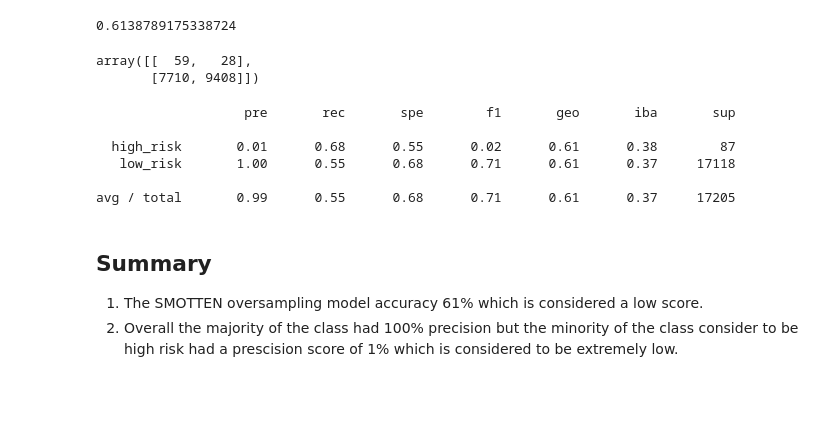
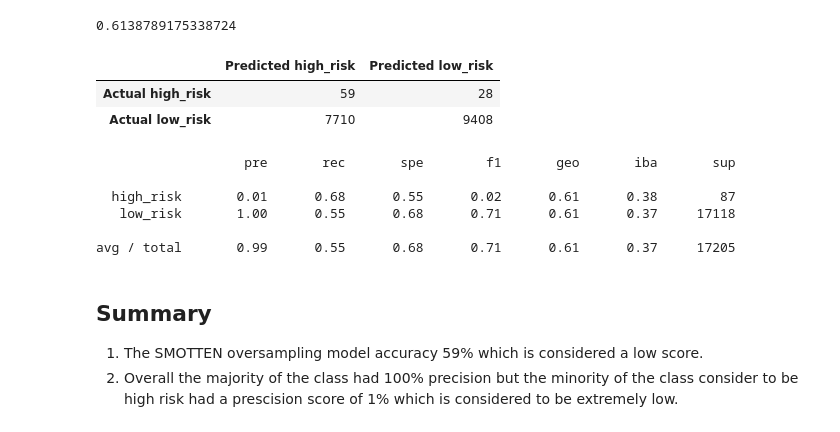
Before and after one commit to jjcode-databootcamp/Credit_Risk_Analysis, a Jupyter notebook: credit_risk_resampling.ipynb, the cells around one changed output. Drawn from its saved outputs; the diff is of its cells as text; code cells hidden in the pictures; blank space fills up the shorter version.

```diff
--- a/credit_risk_resampling.ipynb
+++ b/credit_risk_resampling.ipynb
@@ -303,16 +340,26 @@ LogisticRegression(random_state=1)
 # Calculated the balanced accuracy score
 
 # Define new "predictions" variable specifying SMOTEENN oversampling model
-predictions = smoteenn_oversampling_model.predict(X_test)
+y_prediction_4 = smoteenn_oversampling_model.predict(X_test)
 
-balanced_accuracy_score(y_test, predictions)
+balanced_accuracy_score(y_test, y_prediction_4)
 # %% [output]
 0.6138789175338724
-# %%
-# Display the confusion matrix
-confusion_matrix(y_test, predictions)
-# %% [output]
-array([[  59,   28],
-       [7710, 9408]])
+# %%
+# Display the confusion matrix
+# Calculate confusion matrix
+cm_combo = confusion_matrix(y_test, y_prediction_4)
+
+
+# Create confusion matrix dataframe
+cm_df_combo = pd.DataFrame(
+    cm_combo, index=["Actual high_risk", "Actual low_risk"], columns=["Predicted high_risk", "Predicted low_risk"])
+
+#display confusion matrix
+cm_df_combo
+# %% [output]
+|  | Predicted high_risk | Predicted low_risk |
+| Actual high_risk | 59 | 28 |
+| Actual low_risk | 7710 | 9408 |
 # %%
 # Print the imbalanced classification report
@@ -327,5 +374,5 @@ avg / total       0.99      0.55      0.68      0.71      0.61      0.37     172
 # %% [markdown]
 ## Summary
 
-1. The SMOTTEN oversampling model accuracy 61% which is considered a low score.
+1. The SMOTTEN oversampling model accuracy 59% which is considered a low score.
 2. Overall the majority of the class had 100% precision but the minority of the class consider to be high risk had a prescision score of 1% which is considered to be extremely low.
```
Also changed, not shown: parts of 17 cells of this notebook, 1 other file.
